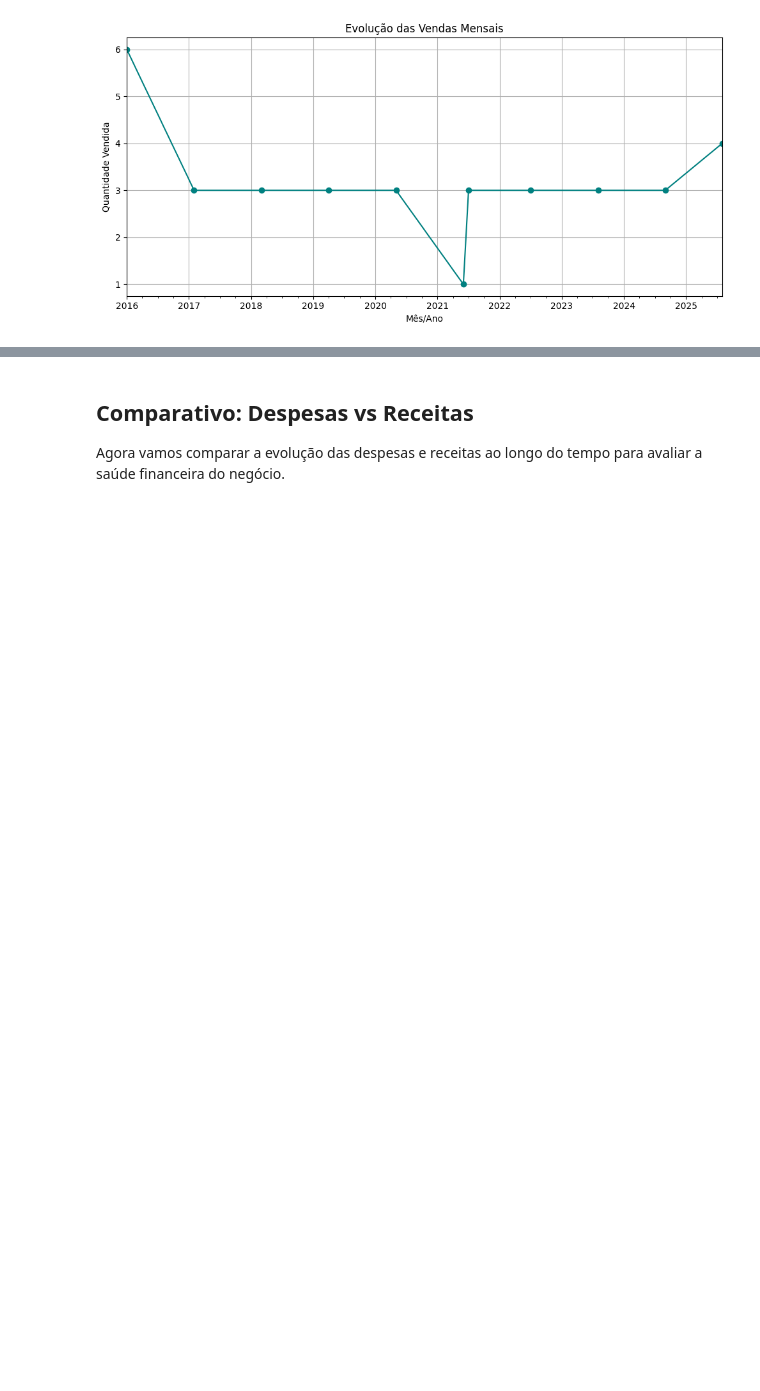
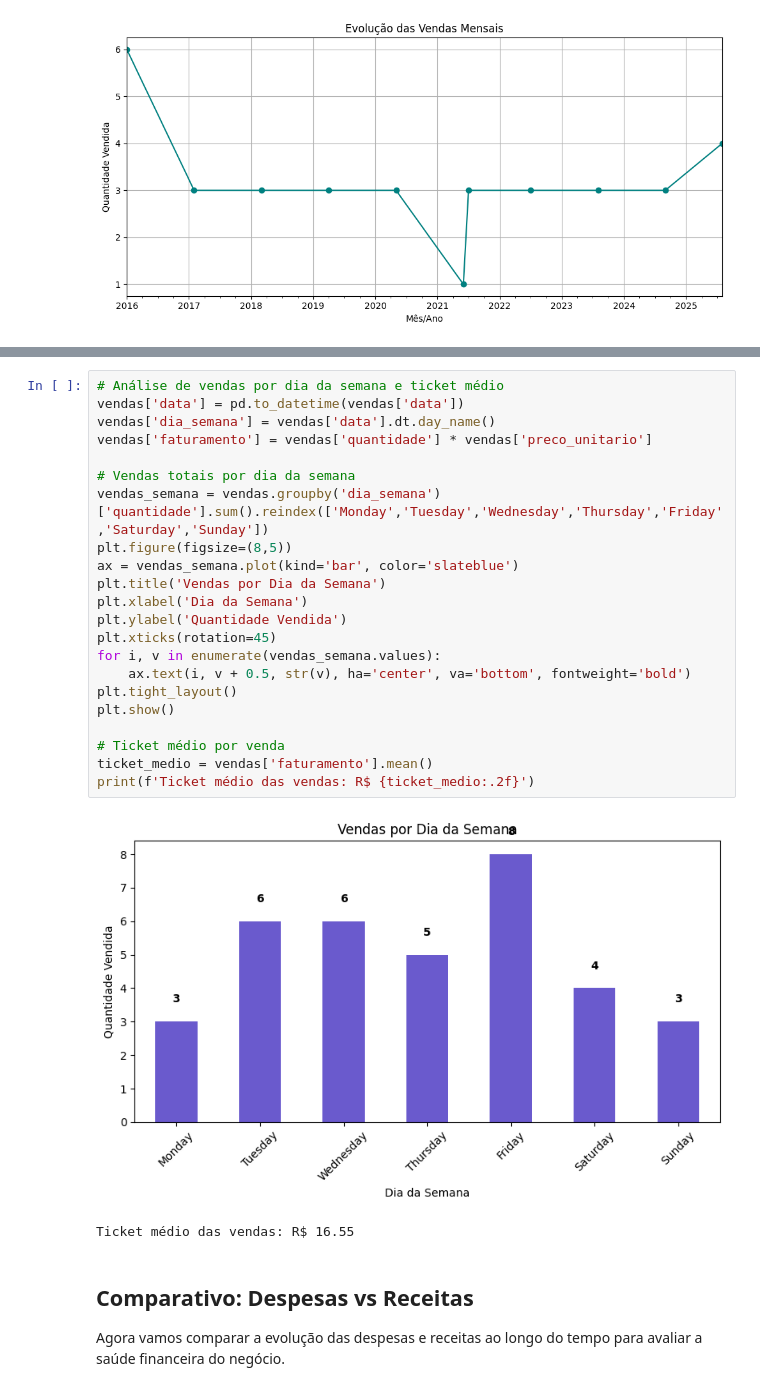
Before and after one commit to Miriam1s/minicurso_dados, a Jupyter notebook: notebooks/Modulo3_Visualizacao_Insights.ipynb, the cells around one changed output, grey strips where cells are left out. Saved outputs shown, nothing was run; the diff lists cells and outputs as text; blank space fills up the shorter version.

```diff
--- a/notebooks/Modulo3_Visualizacao_Insights.ipynb
+++ b/notebooks/Modulo3_Visualizacao_Insights.ipynb
@@ -119,3 +144,28 @@ Coluna faturamento não encontrada em vendas.csv para análise de correlação.
+# %%
+# Análise de vendas por dia da semana e ticket médio
+vendas['data'] = pd.to_datetime(vendas['data'])
+vendas['dia_semana'] = vendas['data'].dt.day_name()
+vendas['faturamento'] = vendas['quantidade'] * vendas['preco_unitario']
+
+# Vendas totais por dia da semana
+vendas_semana = vendas.groupby('dia_semana')['quantidade'].sum().reindex(['Monday','Tuesday','Wednesday','Thursday','Friday','Saturday','Sunday'])
+plt.figure(figsize=(8,5))
+ax = vendas_semana.plot(kind='bar', color='slateblue')
+plt.title('Vendas por Dia da Semana')
+plt.xlabel('Dia da Semana')
+plt.ylabel('Quantidade Vendida')
+plt.xticks(rotation=45)
+for i, v in enumerate(vendas_semana.values):
+    ax.text(i, v + 0.5, str(v), ha='center', va='bottom', fontweight='bold')
+plt.tight_layout()
+plt.show()
+
+# Ticket médio por venda
+ticket_medio = vendas['faturamento'].mean()
+print(f'Ticket médio das vendas: R$ {ticket_medio:.2f}')
+# %% [output]
+[figure, added]
+Ticket médio das vendas: R$ 16.55
 # %% [markdown]
 ## Comparativo: Despesas vs Receitas
 Agora vamos comparar a evolução das despesas e receitas ao longo do tempo para avaliar a saúde financeira do negócio.
```
Also changed, not shown: parts of 7 cells of this notebook, 4 other files.
